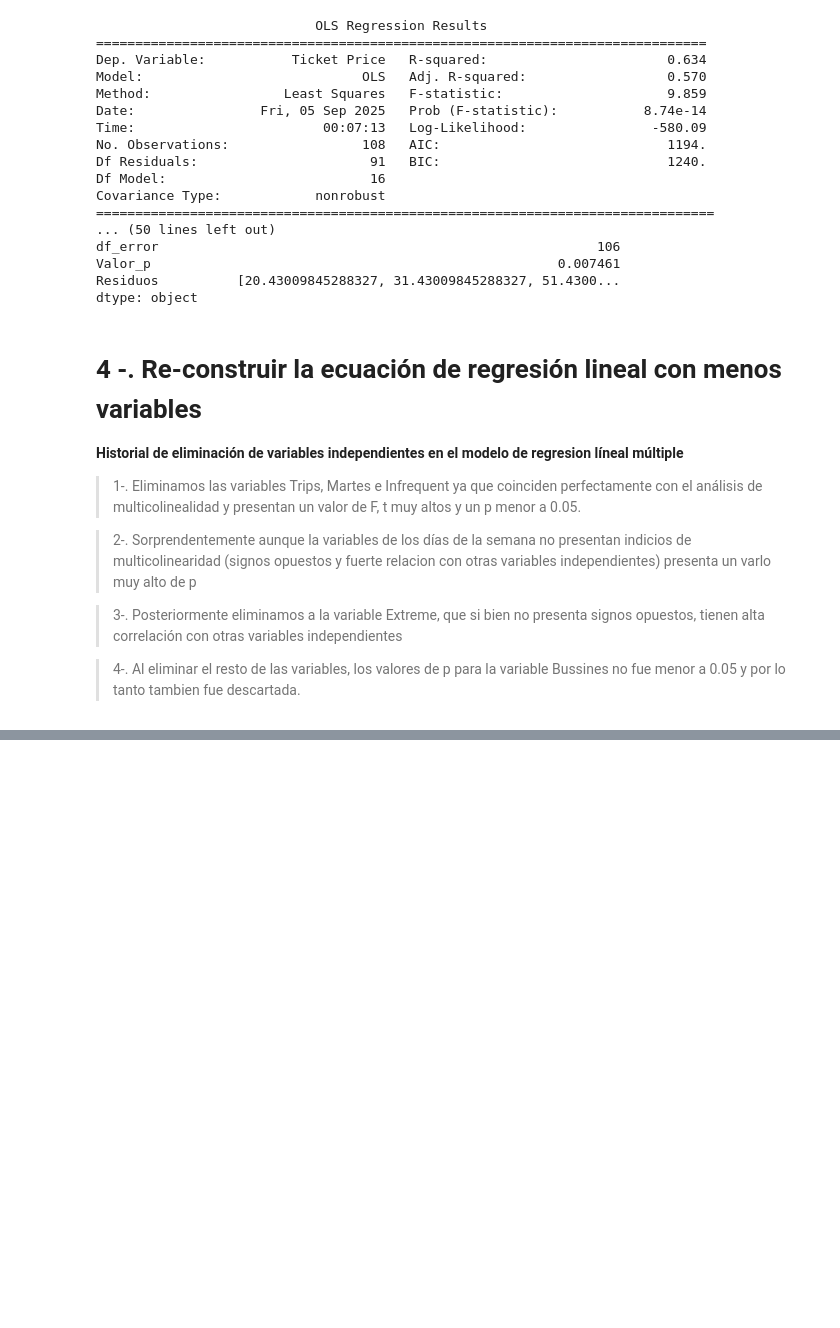
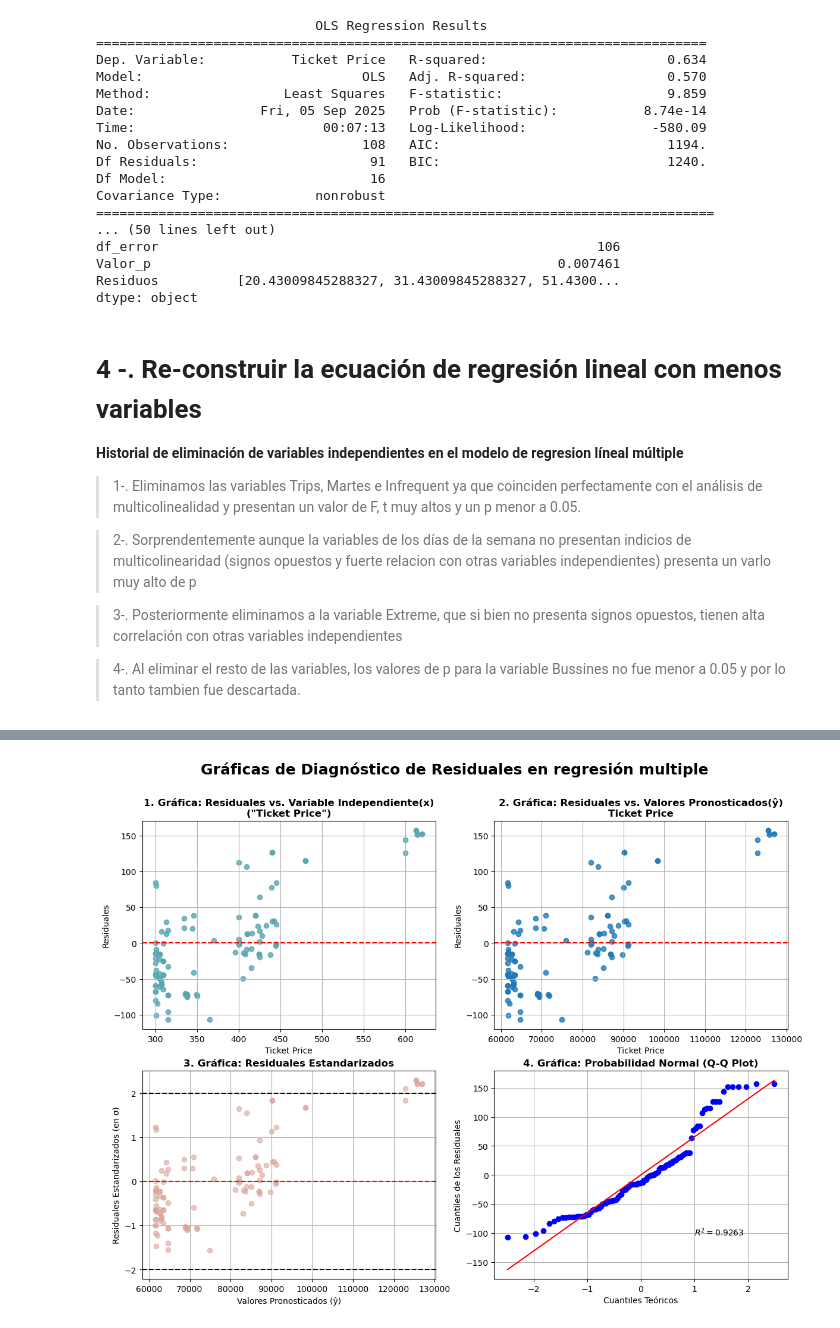
Before and after one commit to escobarm04/RETO_PredictStats, a Jupyter notebook: RETO.ipynb, the cells around one changed output, grey strips where cells are left out. Drawn from its saved outputs; the diff is of its cells as text; code cells hidden in the pictures; blank space fills up the shorter version.

Commit message:
Termino regresio lineal multiple y residuales

```diff
--- a/RETO.ipynb
+++ b/RETO.ipynb
@@ -1031,0 +1066,16 @@ Notes:
+# %%
+columnas    = ['AA', 'United', 'DayPurchase', 'First Class', 'Frequent']
+
+X = sm.add_constant(originales.loc[:,columnas])
+y = originales['Ticket Price']
+RLM2 = sm.OLS(y, X).fit()
+
+print(RLM2.summary())
+
+terminos = [f"{coeff:+.2f}·x{i}" for i, coeff in enumerate(RLM2.params[1:], 1)]
+terminos = ' '.join(terminos)
+formula_estim = f"ŷ = {b0:.2f} {terminos}"
+
+print("="*80)
+print(f'Fórmula:{formula_estim}')
+print("="*80)
@@ -1031,0 +1104,4 @@ Notes:
+# %%
+tabla_analisis_multiple2, resultados_analisis_multipl2 = Analisis_Varianza_Multiple(X= originales.loc[:,columnas], y = originales['Ticket Price'])
+print(f'Tabla de ANOVA en regresión lineal:\n {tabla_analisis_multiple2}')
+print(f'Coeficientes de la regresión lineal:\n {resultados_analisis_multipl2}')
@@ -1031,0 +1126,48 @@ Notes:
+# %%
+plt.figure(figsize=(14, 10))
+plt.suptitle('Gráficas de Diagnóstico de Residuales en regresión multiple', fontsize=18, fontweight = 'bold')
+#['#58A4B0', '#A9BCD0', '#DAA49A', '#D8DBE2', '#373F51', "#98B058"]
+# Gráfica 1: Residuales vs. Variable Independiente (x)
+plt.subplot(2, 2, 1)
+plt.scatter(originales['Ticket Price'], resultados_analisis_multipl2['Residuos'], alpha=0.8, color ='#58A4B0')
+plt.axhline(y=0, color='r', linestyle='--')
+plt.title('1. Gráfica: Residuales vs. Variable Independiente(x)\n("Ticket Price")', fontdict = {'fontweight':'bold'})
+plt.xlabel("Ticket Price")
+plt.ylabel('Residuales')
+plt.grid(True)
+
+# Gráfica 2: Residuales vs. Valores Pronosticados (y_pred)
+x = originales['Ticket Price']
+y_pred = resultados_analisis_multipl2['Coeficientes'][0] + resultados_analisis_multipl2['Coeficientes'][1]*x + resultados_analisis_multipl2['Coeficientes'][2]*x + resultados_analisis_multipl2['Coeficientes'][3]*x + resultados_analisis_multipl2['Coeficientes'][4]*x  + resultados_analisis_multipl2['Coeficientes'][5]*x
+plt.subplot(2, 2, 2)
+plt.scatter(y_pred, resultados_analisis_multipl2['Residuos'], alpha=0.8)
+plt.axhline(y=0, color='r', linestyle='--')
+plt.title('2. Gráfica: Residuales vs. Valores Pronosticados(ŷ)\nTicket Price', fontdict = {'fontweight':'bold'})
+plt.xlabel('Ticket Price')
+plt.ylabel('Residuales')
+plt.grid(True)
+
+# Gráfica 3: Residuales Estandarizados
+residuales_estandarizados = resultados_analisis_multipl2['Residuos']/np.sqrt(resultados_analisis_multipl2['ECM'])
+
+plt.subplot(2, 2, 3)
+plt.scatter(y_pred, residuales_estandarizados, alpha=0.6, color = '#DAA49A' )
+plt.axhline(y=0, color='r', linestyle='--')
+plt.axhline(y=2, color='black', linestyle='--')
+plt.axhline(y=-2, color='black', linestyle='--')
+plt.title('3. Gráfica: Residuales Estandarizados', fontdict = {'fontweight':'bold'})
+plt.xlabel('Valores Pronosticados (ŷ)')
+plt.ylabel('Residuales Estandarizados (en σ)')
+plt.grid(True)
+
+# Gráfica 4: Gráfica de Probabilidad Normal (Q-Q Plot)
+plt.subplot(2, 2, 4)
+stats.probplot(resultados_analisis_multipl2['Residuos'], dist="norm", plot=plt, rvalue=True)
+plt.title('4. Gráfica: Probabilidad Normal (Q-Q Plot)', fontdict = {'fontweight':'bold'})
+plt.xlabel('Cuantiles Teóricos')
+plt.ylabel('Cuantiles de los Residuales')
+plt.grid(True)
+
+plt.show()
+# %% [output]
+[figure, added]
```
Also changed, not shown: parts of 8 cells of this notebook.
